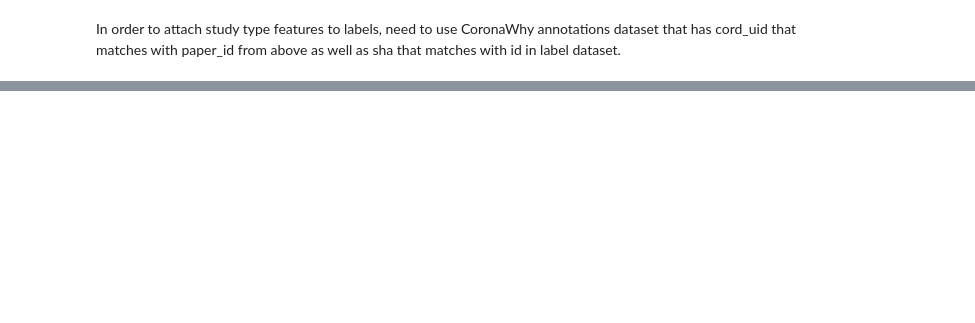
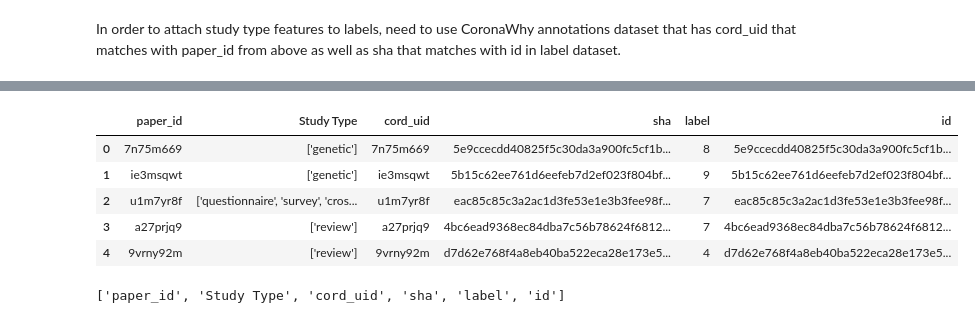
Before and after one commit to mindyng/Covid19, a Jupyter notebook: MultiClass.ipynb, the cells around one changed output, grey strips where cells are left out. Saved outputs shown, nothing was run; the diff lists cells and outputs as text; code cells hidden in the pictures; blank space fills up the shorter version.

```diff
--- a/MultiClass.ipynb
+++ b/MultiClass.ipynb
@@ -141,0 +180,14 @@ labels = pd.read_csv("design.csv")
+# %%
+labels_merge = feat_cordid.merge(labels, how='inner', left_on='sha', right_on='id')
+labels_merge
+# %% [output]
+|  | paper_id | Study Type | cord_uid | sha | label | id |
+| 0 | 7n75m669 | ['genetic'] | 7n75m669 | 5e9ccecdd40825f5c30da3a900fc5cf1b... | 8 | 5e9ccecdd40825f5c30da3a900fc5cf1b... |
+| 1 | ie3msqwt | ['genetic'] | ie3msqwt | 5b15c62ee761d6eefeb7d2ef023f804bf... | 9 | 5b15c62ee761d6eefeb7d2ef023f804bf... |
+| 2 | u1m7yr8f | ['questionnaire', 'survey', 'cros... | u1m7yr8f | eac85c85c3a2ac1d3fe53e1e3b3fee98f... | 7 | eac85c85c3a2ac1d3fe53e1e3b3fee98f... |
+| 3 | a27prjq9 | ['review'] | a27prjq9 | 4bc6ead9368ec84dba7c56b78624f6812... | 7 | 4bc6ead9368ec84dba7c56b78624f6812... |
+| 4 | 9vrny92m | ['review'] | 9vrny92m | d7d62e768f4a8eb40ba522eca28e173e5... | 4 | d7d62e768f4a8eb40ba522eca28e173e5... |
+# %%
+list(labels_merge)
+# %% [output]
+['paper_id', 'Study Type', 'cord_uid', 'sha', 'label', 'id']
```
Also changed, not shown: parts of 7 cells of this notebook.
